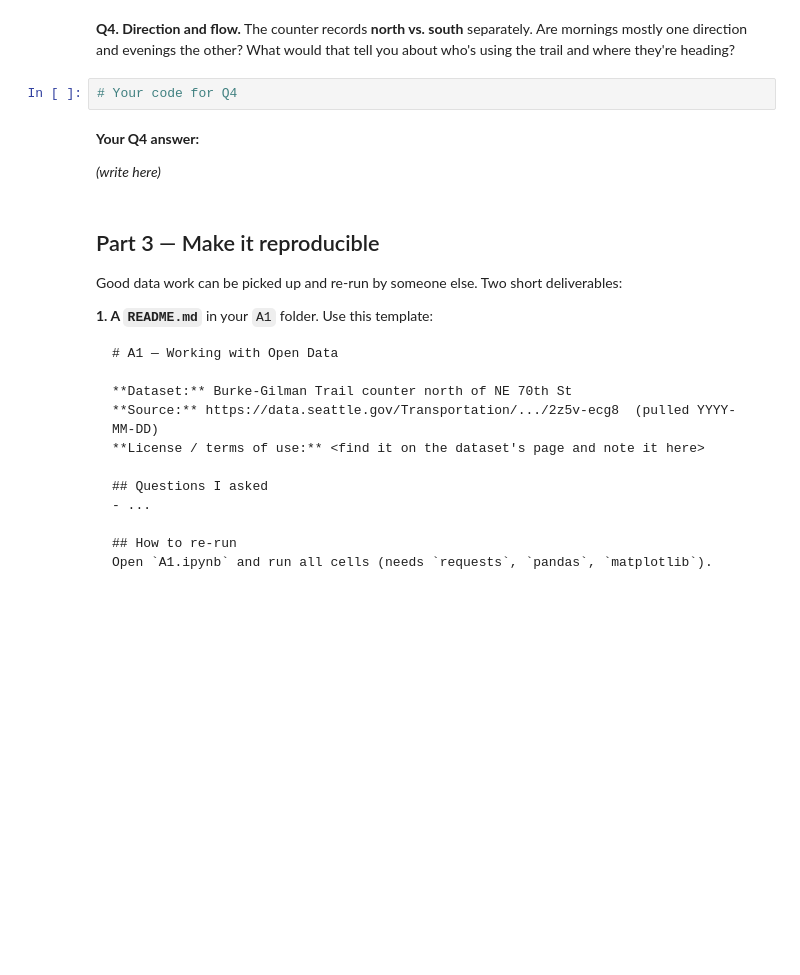
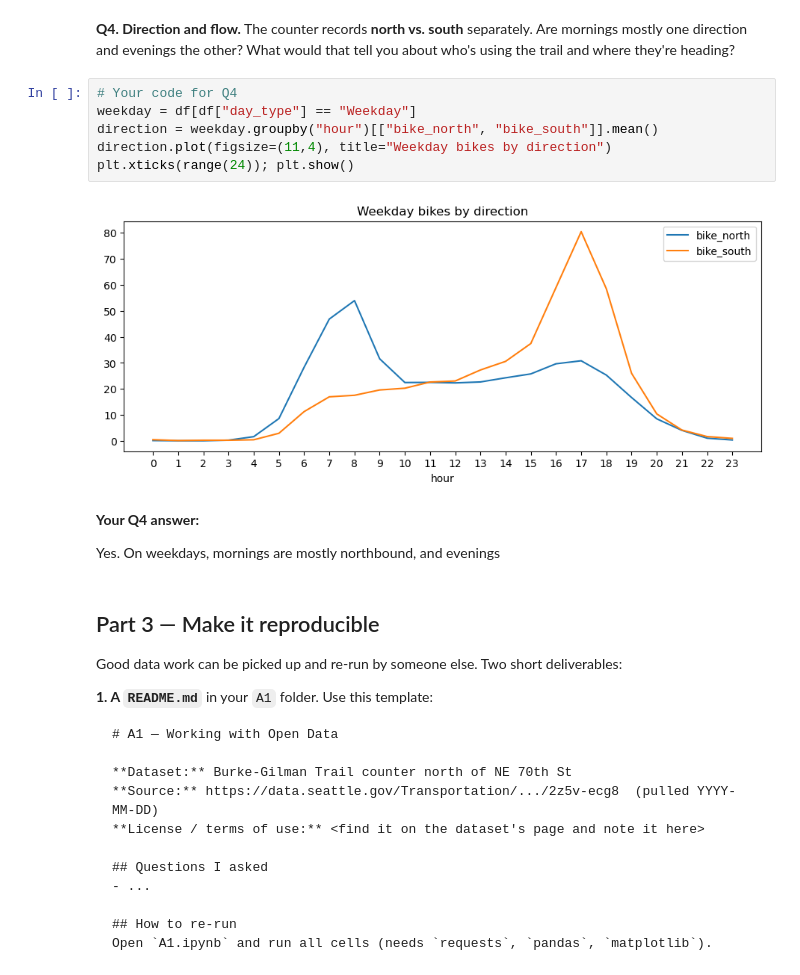
Before and after one commit to haizeha/hcde-410, a Jupyter notebook: A1/A1.ipynb, the cells around one changed output. Drawn from its saved outputs; the diff is of its cells as text; blank space fills up the shorter version.

```diff
--- a/A1/A1.ipynb
+++ b/A1/A1.ipynb
@@ -170,10 +202,16 @@ Is there evidence people use the Burke-Gilman to *commute*, not just for fun? Co
 The counter records **north vs. south** separately. Are mornings mostly one direction and evenings the other? What would that tell you about who's using the trail and where they're heading?
 # %%
 # Your code for Q4
+weekday = df[df["day_type"] == "Weekday"]
+direction = weekday.groupby("hour")[["bike_north", "bike_south"]].mean()
+direction.plot(figsize=(11,4), title="Weekday bikes by direction")
+plt.xticks(range(24)); plt.show()
+# %% [output]
+[figure, added]
 # %% [markdown]
 **Your Q4 answer:**
 
-*(write here)*
+Yes. On weekdays, mornings are mostly northbound, and evenings
 # %% [markdown]
 ## Part 3 — Make it reproducible
 
```
Also changed, not shown: parts of 6 cells of this notebook.
